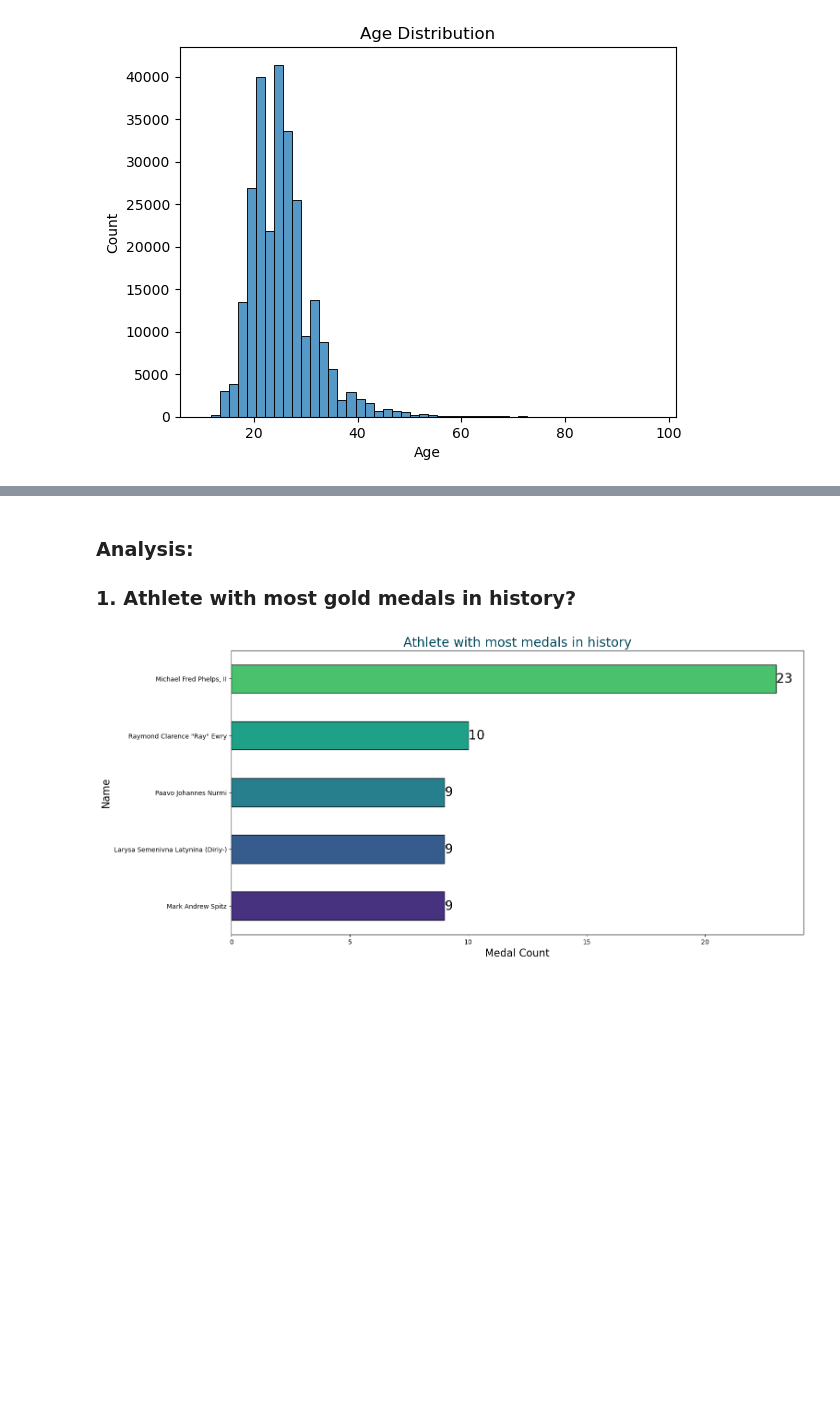
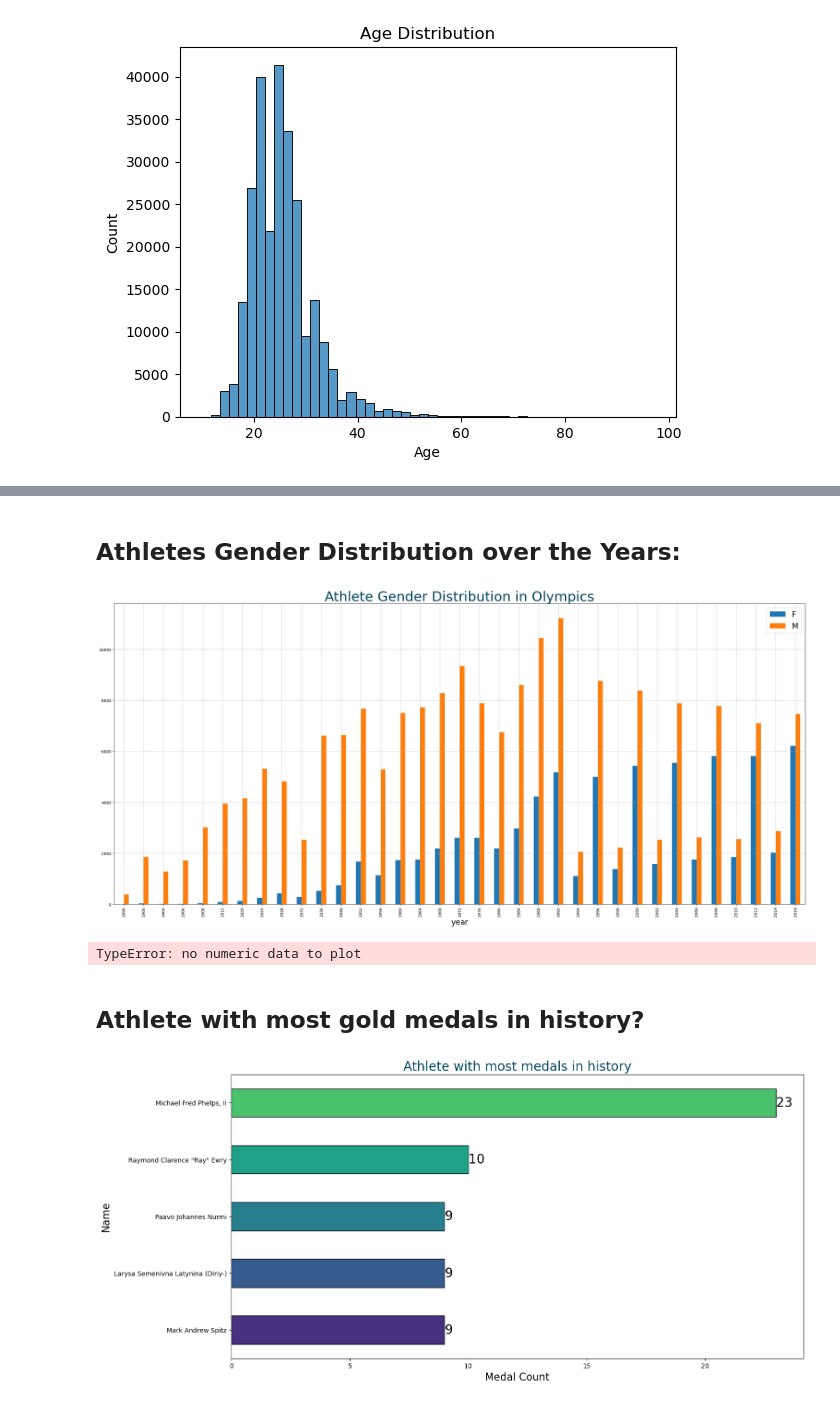
Before and after one commit to igooku/120-Years-of-Olympic-history-, a Jupyter notebook: 120 years of Olympic history analysis.ipynb, the cells around one changed output, grey strips where cells are left out. Drawn from its saved outputs; the diff is of its cells as text; code cells hidden in the pictures; blank space fills up the shorter version.

```diff
--- a/120 years of Olympic history analysis.ipynb
+++ b/120 years of Olympic history analysis.ipynb
@@ -218,6 +243,23 @@ df_olympic['Age'].min()
+# %% [markdown]
+## Athletes Gender Distribution over the Years:
+# %%
+gender_graph = df_olympic.groupby(['Year', 'Sex'])
+gender_graph['ID'].count().unstack().plot(kind = 'bar', figsize = [32,14]);
+
+plt.title('Athlete Gender Distribution in Olympics',color = "#02485c", fontsize = 35);
+plt.xlabel('year', fontsize = 20)
+
+plt.grid(True, which='both', linewidth=0.5)
+plt.legend(fontsize=20)
+plt.show()
+# %% [output]
+[figure, added]
+# %%
+df_olympic.set_index('Year')['Sex'].sort_index().plot(figsize = [14,5], label = "India", marker='o', linestyle='-', linewidth=2, markersize=8);
+# %% [output]
+TypeError: no numeric data to plot
 # %% [markdown]
-### Analysis:
-### 1. Athlete with most gold medals in history?
+##  Athlete with most gold medals in history?
 # %%
 gold_medals = df_olympic[df_olympic['Medal'] == 'Gold']
 gold_medals_counts = gold_medals['Name'].value_counts()
```
Also changed, not shown: parts of 12 cells of this notebook, 2 other files.
